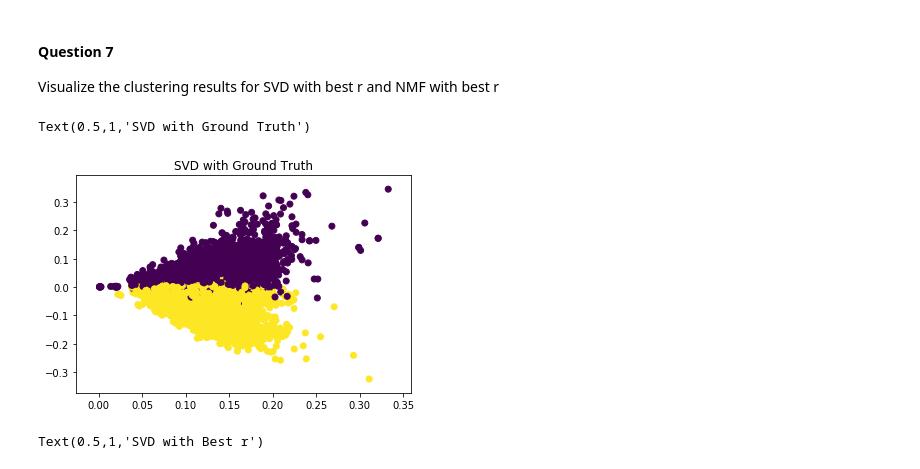
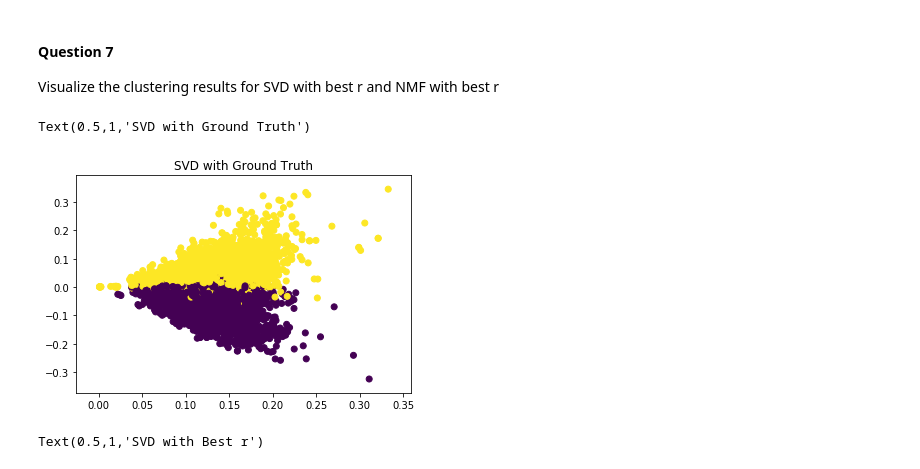
Before and after one commit to 219Winter2019adjz/Project2, a Jupyter notebook: Proj2.ipynb, the cells around one changed output. Drawn from its saved outputs; the diff is of its cells as text; code cells hidden in the pictures.

```diff
--- a/Proj2.ipynb
+++ b/Proj2.ipynb
@@ -305,19 +305,19 @@ NMF_best_r = 2
 # %%
 # SVD, ground truth
 
 data_svd_to_plot = X_data_svd_r[:, 0:2] # Take the first two columns of the svd Data to plot
 
 color_truth = np.zeros(len(twenty_binary_labels))
 
 for i in range(len(twenty_binary_labels)):
-    if twenty_binary_labels[i] == 1:
+    if twenty_binary_labels[i] == 0:
         color_truth[i] = 1
 
 plt.scatter(data_svd_to_plot[:,0] ,data_svd_to_plot[:,1], c = color_truth)
 plt.title('SVD with Ground Truth')
 # %% [output]
 Text(0.5,1,'SVD with Ground Truth')
-[figure, old version]
+[figure, new version]
 # %%
 # SVD with best r
 
```
Also changed, not shown: parts of 2 cells of this notebook.
